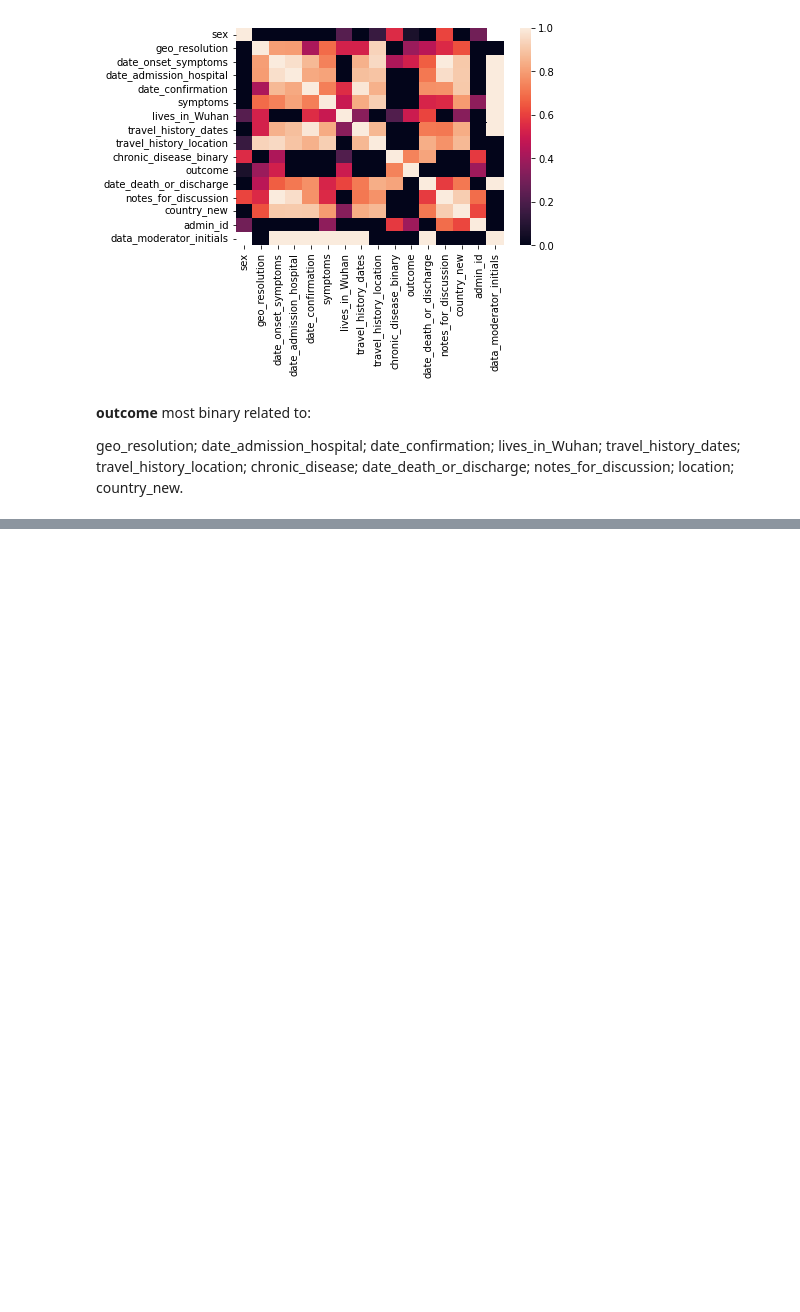
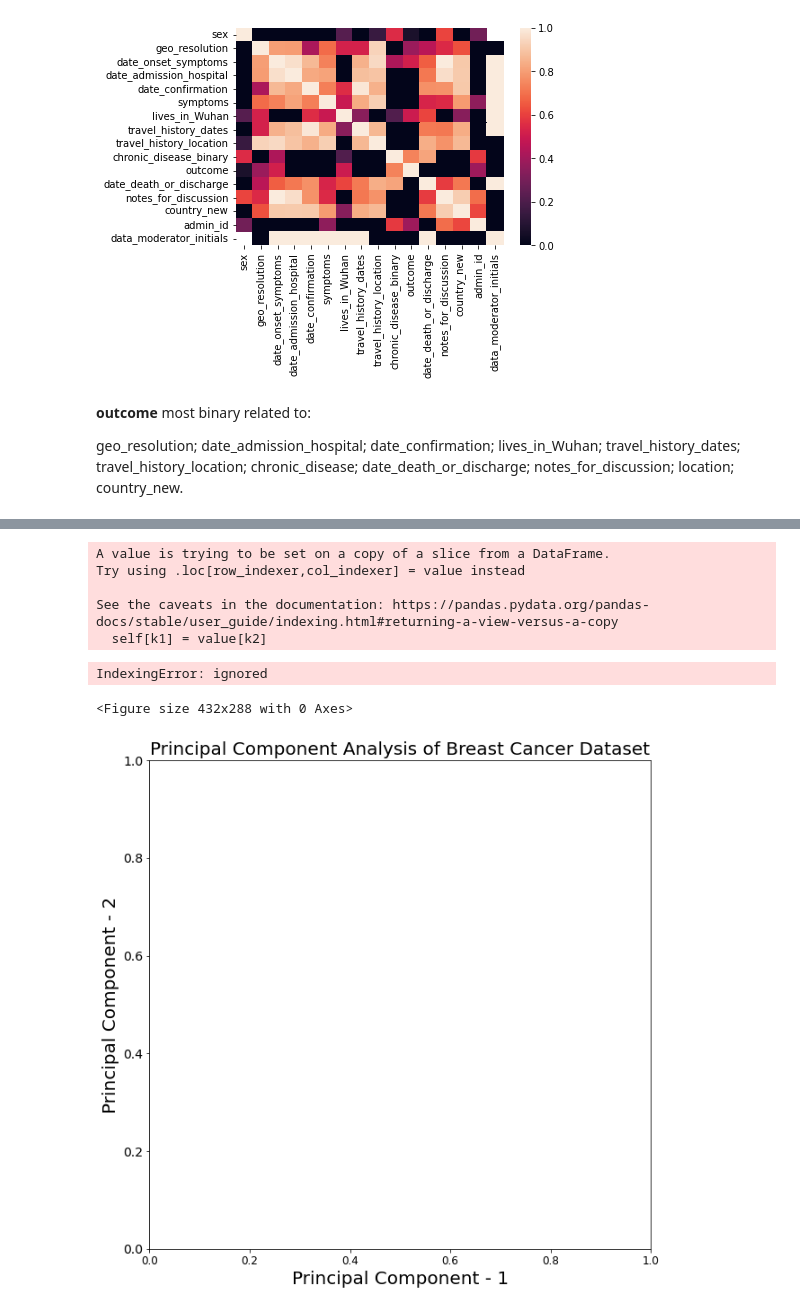
Before and after one commit to MariiaSamsonova/AIProject, a Jupyter notebook: Untitled.ipynb, the cells around one changed output, grey strips where cells are left out. Cells and saved outputs as stored; diff of their text form; code cells hidden in the pictures; blank space fills up the shorter version.

```diff
--- a/Untitled.ipynb
+++ b/Untitled.ipynb
@@ -806,0 +719,41 @@ plt.scatter(principalDataframe.PC1, principalDataframe.PC2)
+# %%
+t = df[['outcome', 'age',	'latitude',	'longitude',	'lives_in_Wuhan',	'reported_market_exposure',	'chronic_disease_binary',	'admin_id',	'travel_history_binary']]
+t[['lives_in_Wuhan',	'reported_market_exposure',	'chronic_disease_binary',	'travel_history_binary']] = t[['lives_in_Wuhan',	'reported_market_exposure',	'chronic_disease_binary',	'travel_history_binary']].fillna(t[['lives_in_Wuhan',	'reported_market_exposure',	'chronic_disease_binary',	'travel_history_binary']].mean())
+t[['age',	'latitude',	'longitude',	'admin_id']] = t[['age',	'latitude',	'longitude',	'admin_id']].fillna(t[['age',	'latitude',	'longitude',	'admin_id']].quantile(0.5))
+
+
+features = ['age',	'latitude',	'longitude',	'lives_in_Wuhan',	'reported_market_exposure',	'chronic_disease_binary',	'admin_id',	'travel_history_binary']
+x = t.loc[:, features].values
+y = df.loc[:, ['outcome']].values
+
+feat_cols = ['feature'+str(i) for i in range(x.shape[1])]
+normalised_breast = pd.DataFrame(x,columns=feat_cols)
+
+pca_breast = PCA(n_components=2)
+principalComponents_breast = pca_breast.fit_transform(x)
+principal_breast_Df = pd.DataFrame(data = principalComponents_breast, columns = ['principal component 1', 'principal component 2'])
+
+
+plt.figure()
+plt.figure(figsize=(10,10))
+plt.xticks(fontsize=12)
+plt.yticks(fontsize=14)
+plt.xlabel('Principal Component - 1',fontsize=20)
+plt.ylabel('Principal Component - 2',fontsize=20)
+plt.title("Principal Component Analysis of Breast Cancer Dataset",fontsize=20)
+targets = [0, 1]
+colors = ['r', 'g']
+for target, color in zip(targets,colors):
+    indicesToKeep = t['outcome'] == target
+    plt.scatter(principal_breast_Df.loc[indicesToKeep, 'principal component 1'], principal_breast_Df.loc[indicesToKeep, 'principal component 2'], c = color, s = 50)
+
+plt.legend(targets,prop={'size': 15})
+# %% [output]
+A value is trying to be set on a copy of a slice from a DataFrame.
+Try using .loc[row_indexer,col_indexer] = value instead
+
+See the caveats in the documentation: https://pandas.pydata.org/pandas-docs/stable/user_guide/indexing.html#returning-a-view-versus-a-copy
+  self[k1] = value[k2]
+IndexingError: ignored
+<Figure size 432x288 with 0 Axes>
+[figure, added]
```
Also changed, not shown: parts of 10 cells of this notebook.
